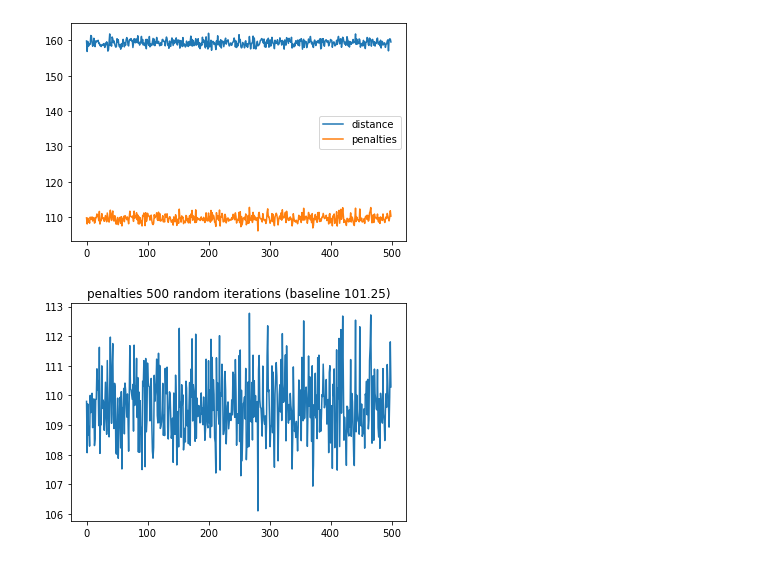
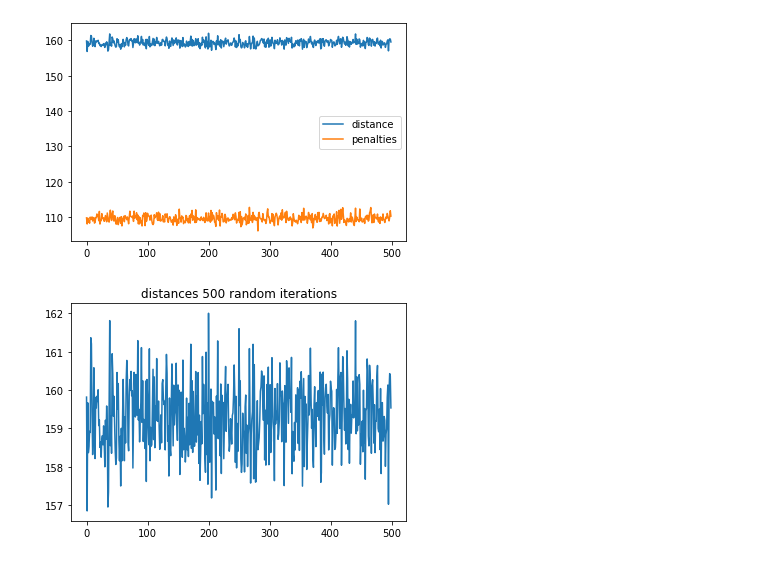
Before and after one commit to corne12345/Amsterdam_carbage_thesis, a Jupyter notebook: Notebooks/20200514 - Improvements of initial coding.ipynb, the cells around one changed output. Saved outputs shown, nothing was run; the diff lists cells and outputs as text; code cells hidden in the pictures.

```diff
--- a/Notebooks/20200514 - Improvements of initial coding.ipynb
+++ b/Notebooks/20200514 - Improvements of initial coding.ipynb
@@ -356,7 +363,7 @@ df.plot()
 <matplotlib.axes._subplots.AxesSubplot at 0x...>
 [figure]
 # %%
-plotje = df['penalties'].plot(title='penalties 500 random iterations (baseline 101.25)')
-plotje.figure.savefig('500_random.png')
+plotje = df['distance'].plot(title='distances 500 random iterations')
+plotje.figure.savefig('500_random_distances.png')
 # %% [output]
-[figure, old version]
+[figure, new version]
```
Also changed, not shown: parts of 7 cells of this notebook, 2 other files.
